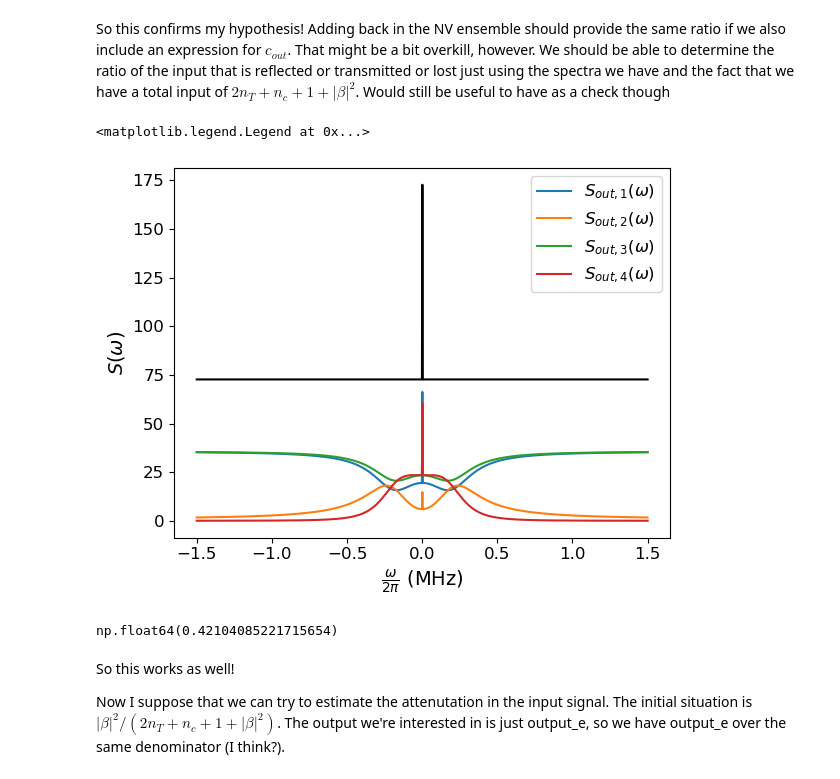
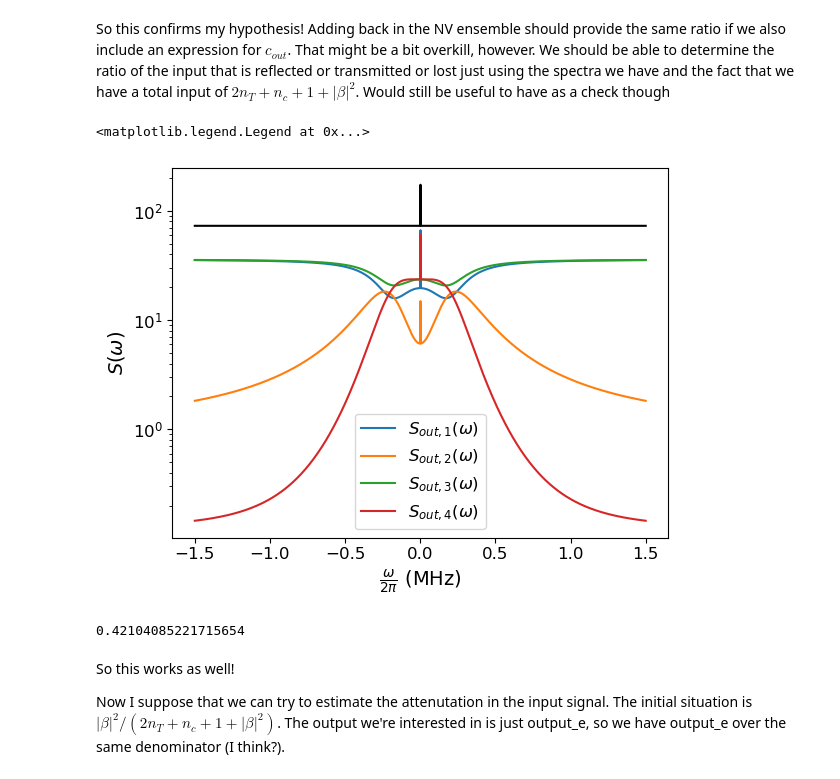
Before and after one commit to jleamer/mode_cooling, a Jupyter notebook: attenuation.ipynb, the cells around one changed output. Cells and saved outputs as stored; diff of their text form; code cells hidden in the pictures.

```diff
--- a/attenuation.ipynb
+++ b/attenuation.ipynb
@@ -28,7 +28,7 @@ def photons_from_temp(ω_c, temp):
     hbar_ov_k = 7.639e-12
     return (np.exp(hbar_ov_k * ω_c / temp) - 1) ** -1
 # %%
-def output_spectrum_a(ω, κ, γ, ϕ, r, g, Δ, nT, nc, β):
+def output_spectrum_a(ω, κ, γ, ϕ, r, g, Δ, nT, nc, β, Sϕ=0):
     """
     Function for calculation the output spectrum from port 1 (i.e. reflection) using input/output theory with a coherent input source
     :param ω:  the frequency
@@ -40,6 +40,7 @@ def output_spectrum_a(ω, κ, γ, ϕ, r, g, Δ, nT, nc, β):
     :param nT: the number of thermal photons in the cavity
     :param nc: the effective number of photons in the spin bath
     :param β:  the amplitude of the coherent state <n> = |β|^2
+    :param Sϕ: the phase noise spectrum
     :return:   the output spectrum (photons / freq)
     """
     # Define the terms of the numerator of the first term
@@ -54,12 +55,12 @@ def output_spectrum_a(ω, κ, γ, ϕ, r, g, Δ, nT, nc, β):
     # Define the second term
     snd_term_num = np.abs(((κ - γ - ϕ) / 2 + 1j * (ω - Δ)) * (r / 2 - 1j * ω) - g ** 2) ** 2
     snd_term_den = np.abs(((κ + γ + ϕ) / 2 - 1j * (ω - Δ)) * (r / 2 - 1j * ω) + g ** 2) ** 2
-    snd_term = snd_term_num / snd_term_den * np.abs(β) ** 2 * signal.unit_impulse(ω.shape[0], 'mid')
+    snd_term = snd_term_num / snd_term_den * (np.abs(β) ** 2 * signal.unit_impulse(ω.shape[0], 'mid') + Sϕ)
 
     # return
     return num / den + snd_term
 # %%
-def output_spectrum_e(ω, κ, γ, ϕ, r, g, Δ, nT, nc, β):
+def output_spectrum_e(ω, κ, γ, ϕ, r, g, Δ, nT, nc, β, Sϕ=0):
     """
     Function for calculation the output spectrum from port 2 (i.e. transmission) using input/output theory with a coherent input source
     :param ω:  the frequency
@@ -71,6 +72,7 @@ def output_spectrum_e(ω, κ, γ, ϕ, r, g, Δ, nT, nc, β):
     :param nT: the number of thermal photons in the cavity
     :param nc: the effective number of photons in the spin bath
     :param β:  the amplitude of the coherent state <n> = |β|^2
+    :param Sϕ: the phase noise spectrum
     :return:   the output spectrum (photons / freq)
     """
     # Define the terms of the numerator of the first term
@@ -85,7 +87,7 @@ def output_spectrum_e(ω, κ, γ, ϕ, r, g, Δ, nT, nc, β):
     # Define the second term
     snd_term_num = ϕ * κ * r ** 2
     snd_term_den = 4 * np.abs(((κ + γ + ϕ) / 2 - 1j * (ω - Δ)) * (r / 2 - 1j * ω) + g ** 2) ** 2
-    snd_term = snd_term_num / snd_term_den * np.abs(β) ** 2 * signal.unit_impulse(ω.shape[0], 'mid')
+    snd_term = snd_term_num / snd_term_den * (np.abs(β) ** 2 * signal.unit_impulse(ω.shape[0], 'mid') + Sϕ)
 
     # return
     return num / den + snd_term
@@ -322,7 +327,7 @@ np.float64(0.42062155665490286)
 # %% [markdown]
 So this confirms my hypothesis!  Adding back in the NV ensemble should provide the same ratio if we also include an expression for $c_{out}$.  That might be a bit overkill, however.  We should be able to determine the ratio of the input that is reflected or transmitted or lost just using the spectra we have and the fact that we have a total input of $2n_T + n_c + 1 + |\beta|^2$.  Would still be useful to have as a check though
 # %%
-def output_spectrum_b(ω, κ, γ, ϕ, r, g, Δ, nT, nc, β):
+def output_spectrum_b(ω, κ, γ, ϕ, r, g, Δ, nT, nc, β, Sϕ=0):
     """
     Function for calculation the output spectrum from b_out using input/output theory with a coherent input source
     :param ω:  the frequency
@@ -334,6 +339,7 @@ def output_spectrum_b(ω, κ, γ, ϕ, r, g, Δ, nT, nc, β):
     :param nT: the number of thermal photons in the cavity
     :param nc: the effective number of photons in the spin bath
     :param β:  the amplitude of the coherent state <n> = |β|^2
+    :param Sϕ: the phase noise spectrum
     :return:   the output spectrum (photons / freq)
     """
     # Define the terms of the numerator of the first term
@@ -348,12 +354,12 @@ def output_spectrum_b(ω, κ, γ, ϕ, r, g, Δ, nT, nc, β):
     # Define the second term
     snd_term_num = r ** 2 * γ * κ
     snd_term_den = 4 * np.abs(((κ + γ + ϕ) / 2 - 1j * (ω - Δ)) * (r / 2 - 1j * ω) + g ** 2) ** 2
-    snd_term = snd_term_num / snd_term_den * np.abs(β) ** 2 * signal.unit_impulse(ω.shape[0], 'mid')
+    snd_term = snd_term_num / snd_term_den * (np.abs(β) ** 2 * signal.unit_impulse(ω.shape[0], 'mid') + Sϕ)
 
     # return
     return num / den + snd_term
 # %%
-def output_spectrum_c(ω, κ, γ, ϕ, r, g, Δ, nT, nc, β):
+def output_spectrum_c(ω, κ, γ, ϕ, r, g, Δ, nT, nc, β, Sϕ=0):
     """
     Function for calculation the output spectrum from c_out (into ensemble) using input/output theory with a coherent input source
     :param ω:  the frequency
@@ -365,6 +371,7 @@ def output_spectrum_c(ω, κ, γ, ϕ, r, g, Δ, nT, nc, β):
     :param nT: the number of thermal photons in the cavity
     :param nc: the effective number of photons in the spin bath
     :param β:  the amplitude of the coherent state <n> = |β|^2
+    :param Sϕ: the phase noise spectrum
     :return:   the output spectrum (photons / freq)
     """
     # Define the terms of the numerator of the first term
@@ -378,7 +385,7 @@ def output_spectrum_c(ω, κ, γ, ϕ, r, g, Δ, nT, nc, β):
     # Define the second term
     snd_term_num = g ** 2 * r * κ
     snd_term_den = np.abs(((κ + γ + ϕ) / 2 - 1j * (ω - Δ)) * (r / 2 - 1j * ω) + g ** 2) ** 2
-    snd_term = snd_term_num / snd_term_den * np.abs(β) ** 2 * signal.unit_impulse(ω.shape[0], 'mid')
+    snd_term = snd_term_num / snd_term_den * (np.abs(β) ** 2 * signal.unit_impulse(ω.shape[0], 'mid') + Sϕ)
 
     # return
     return num / den + snd_term
@@ -389,21 +396,21 @@ output_b = output_spectrum_b(ω, κ, γ, ϕ, r, g, 0, nT, nc, β)
 output_c = output_spectrum_c(ω, κ, γ, ϕ, r, g, 0, nT, nc, β)
 # %%
 # Plot the results
-plt.plot(ω / (2 * np.pi * 1e6), output_a, label='$S_{out,1}(\\omega)$')
-plt.plot(ω / (2 * np.pi * 1e6), output_e, label='$S_{out,2}(\\omega)$')
-plt.plot(ω / (2 * np.pi * 1e6), output_b, label='$S_{out,3}(\\omega)$')
-plt.plot(ω / (2 * np.pi * 1e6), output_c, label='$S_{out,4}(\\omega)$')
-plt.plot(ω / (2 * np.pi * 1e6), output_a + output_e + output_b + output_c, color='k')
+plt.semilogy(ω / (2 * np.pi * 1e6), output_a, label='$S_{out,1}(\\omega)$')
+plt.semilogy(ω / (2 * np.pi * 1e6), output_e, label='$S_{out,2}(\\omega)$')
+plt.semilogy(ω / (2 * np.pi * 1e6), output_b, label='$S_{out,3}(\\omega)$')
+plt.semilogy(ω / (2 * np.pi * 1e6), output_c, label='$S_{out,4}(\\omega)$')
+plt.semilogy(ω / (2 * np.pi * 1e6), output_a + output_e + output_b + output_c, color='k')
 plt.xlabel("$\\frac{\\omega}{2\\pi}$ (MHz)")
 plt.ylabel("$S(\\omega)$")
 plt.legend()
 # %% [output]
 <matplotlib.legend.Legend at 0x...>
-[figure, old version]
+[figure, new version]
 # %%
 (output_a + output_e + output_b + output_c)[0] / (2 * nT + 1 + nc + np.abs(β) ** 2)
 # %% [output]
-np.float64(0.42104085221715654)
+0.42104085221715654
 # %% [markdown]
 So this works as well!
 
```
Also changed, not shown: parts of 16 cells of this notebook, 1 other file.
